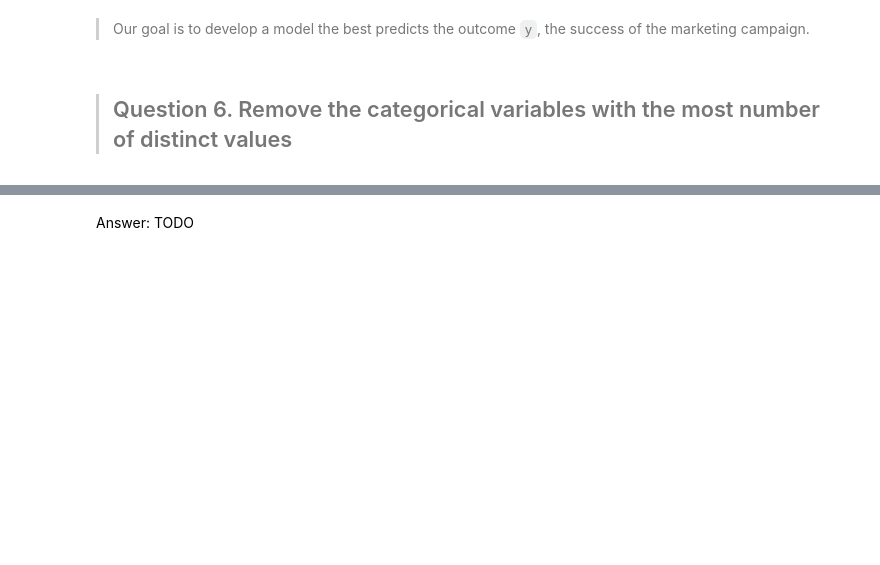
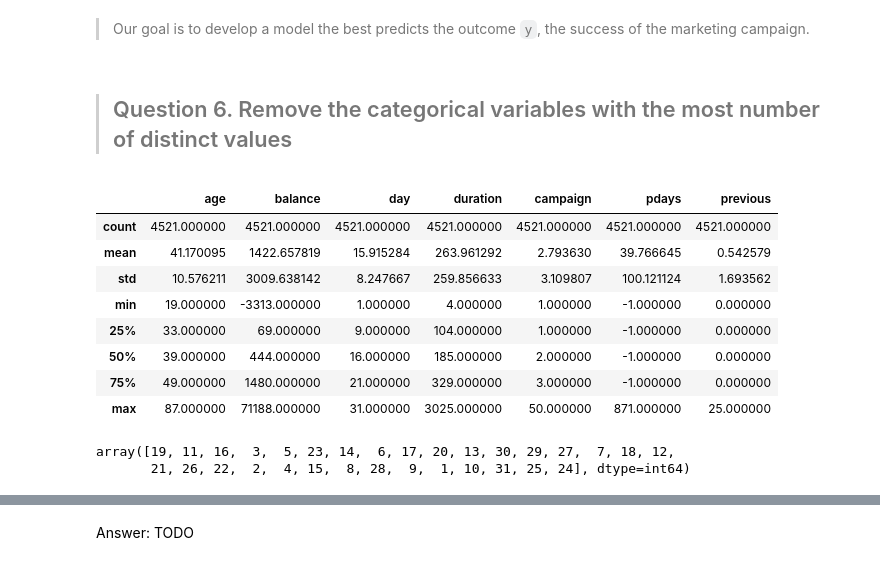
Before and after one commit to lyoungie/DS-SF-42, a Jupyter notebook: classes/10/notebooks/assignment-10-logistic-regression-starter-code.ipynb, the cells around one changed output, grey strips where cells are left out. Drawn from its saved outputs; the diff is of its cells as text; code cells hidden in the pictures; blank space fills up the shorter version.

```diff
--- a/classes/10/notebooks/assignment-10-logistic-regression-starter-code.ipynb
+++ b/classes/10/notebooks/assignment-10-logistic-regression-starter-code.ipynb
@@ -115,0 +128,17 @@ Attributes Information:
+# %%
+df.describe()
+# %% [output]
+|  | age | balance | day | duration | campaign | pdays | previous |
+| count | 4521.000000 | 4521.000000 | 4521.000000 | 4521.000000 | 4521.000000 | 4521.000000 | 4521.000000 |
+| mean | 41.170095 | 1422.657819 | 15.915284 | 263.961292 | 2.793630 | 39.766645 | 0.542579 |
+| std | 10.576211 | 3009.638142 | 8.247667 | 259.856633 | 3.109807 | 100.121124 | 1.693562 |
+| min | 19.000000 | -3313.000000 | 1.000000 | 4.000000 | 1.000000 | -1.000000 | 0.000000 |
+| 25% | 33.000000 | 69.000000 | 9.000000 | 104.000000 | 1.000000 | -1.000000 | 0.000000 |
+| 50% | 39.000000 | 444.000000 | 16.000000 | 185.000000 | 2.000000 | -1.000000 | 0.000000 |
+| 75% | 49.000000 | 1480.000000 | 21.000000 | 329.000000 | 3.000000 | -1.000000 | 0.000000 |
+| max | 87.000000 | 71188.000000 | 31.000000 | 3025.000000 | 50.000000 | 871.000000 | 25.000000 |
+# %%
+df.day.unique()
+# %% [output]
+array([19, 11, 16,  3,  5, 23, 14,  6, 17, 20, 13, 30, 29, 27,  7, 18, 12,
+       21, 26, 22,  2,  4, 15,  8, 28,  9,  1, 10, 31, 25, 24], dtype=int64)
```
Also changed, not shown: parts of 9 cells of this notebook.
